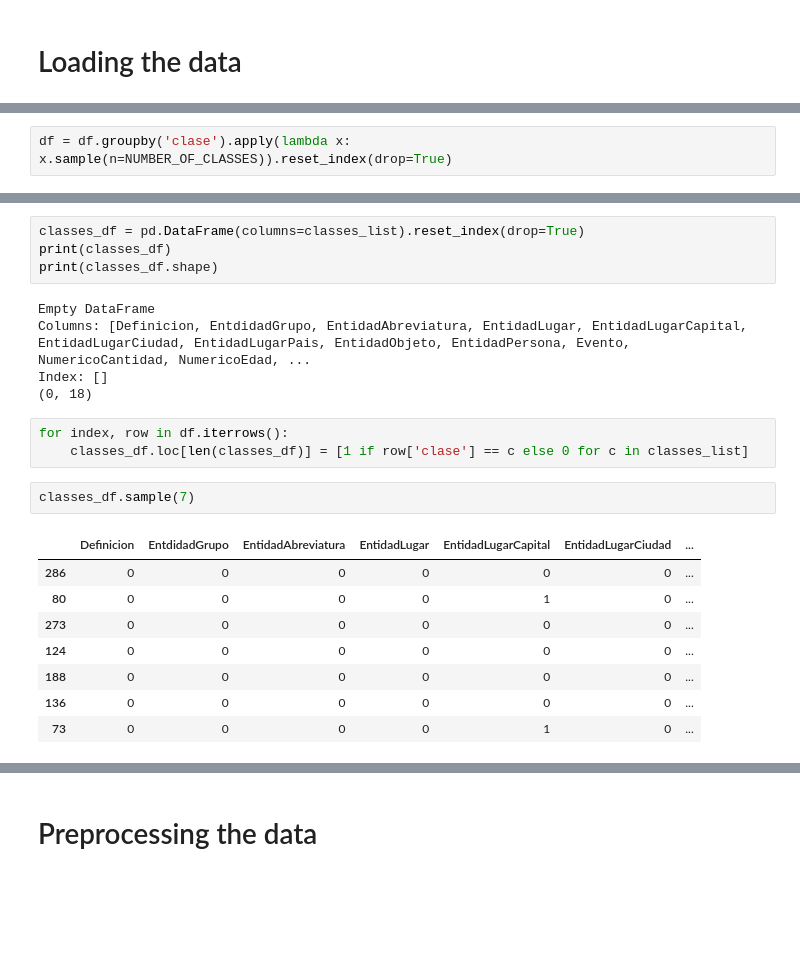
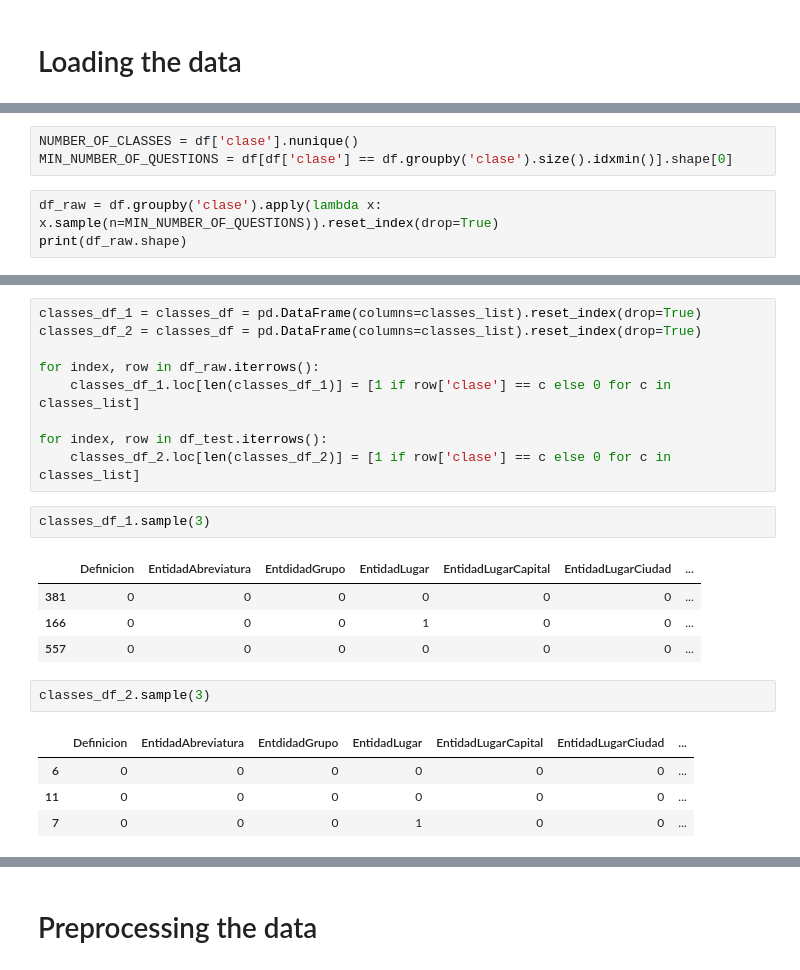
Before and after one commit to fwendeburg/clasificador-preguntas-EI, a Jupyter notebook: mlp.ipynb, the cells around one changed output, grey strips where cells are left out. Cells and saved outputs as stored; diff of their text form; blank space fills up the shorter version.

```diff
--- a/mlp.ipynb
+++ b/mlp.ipynb
@@ -91,2 +94,6 @@ NUMBER_OF_CLASSES = df['clase'].nunique()
+# %%
+NUMBER_OF_CLASSES = df['clase'].nunique()
+MIN_NUMBER_OF_QUESTIONS = df[df['clase'] == df.groupby('clase').size().idxmin()].shape[0]
 # %%
-df = df.groupby('clase').apply(lambda x: x.sample(n=NUMBER_OF_CLASSES)).reset_index(drop=True)
+df_raw = df.groupby('clase').apply(lambda x: x.sample(n=MIN_NUMBER_OF_QUESTIONS)).reset_index(drop=True)
+print(df_raw.shape)
@@ -102,23 +107,23 @@ print(classes_list)
-# %%
-classes_df = pd.DataFrame(columns=classes_list).reset_index(drop=True)
-print(classes_df)
-print(classes_df.shape)
-# %% [output]
-Empty DataFrame
-Columns: [Definicion, EntdidadGrupo, EntidadAbreviatura, EntidadLugar, EntidadLugarCapital, EntidadLugarCiudad, EntidadLugarPais, EntidadObjeto, EntidadPersona, Evento, NumericoCantidad, NumericoEdad, ...
-Index: []
-(0, 18)
-# %%
-for index, row in df.iterrows():
-    classes_df.loc[len(classes_df)] = [1 if row['clase'] == c else 0 for c in classes_list]
-# %%
-classes_df.sample(7)
-# %% [output]
-|  | Definicion | EntdidadGrupo | EntidadAbreviatura | EntidadLugar | EntidadLugarCapital | EntidadLugarCiudad | ... |
-| 286 | 0 | 0 | 0 | 0 | 0 | 0 | ... |
-| 80 | 0 | 0 | 0 | 0 | 1 | 0 | ... |
-| 273 | 0 | 0 | 0 | 0 | 0 | 0 | ... |
-| 124 | 0 | 0 | 0 | 0 | 0 | 0 | ... |
-| 188 | 0 | 0 | 0 | 0 | 0 | 0 | ... |
-| 136 | 0 | 0 | 0 | 0 | 0 | 0 | ... |
-| 73 | 0 | 0 | 0 | 0 | 1 | 0 | ... |
+# %%
+classes_df_1 = classes_df = pd.DataFrame(columns=classes_list).reset_index(drop=True)
+classes_df_2 = classes_df = pd.DataFrame(columns=classes_list).reset_index(drop=True)
+
+for index, row in df_raw.iterrows():
+    classes_df_1.loc[len(classes_df_1)] = [1 if row['clase'] == c else 0 for c in classes_list]
+
+for index, row in df_test.iterrows():
+    classes_df_2.loc[len(classes_df_2)] = [1 if row['clase'] == c else 0 for c in classes_list]
+# %%
+classes_df_1.sample(3)
+# %% [output]
+|  | Definicion | EntidadAbreviatura | EntdidadGrupo | EntidadLugar | EntidadLugarCapital | EntidadLugarCiudad | ... |
+| 381 | 0 | 0 | 0 | 0 | 0 | 0 | ... |
+| 166 | 0 | 0 | 0 | 1 | 0 | 0 | ... |
+| 557 | 0 | 0 | 0 | 0 | 0 | 0 | ... |
+# %%
+classes_df_2.sample(3)
+# %% [output]
+|  | Definicion | EntidadAbreviatura | EntdidadGrupo | EntidadLugar | EntidadLugarCapital | EntidadLugarCiudad | ... |
+| 6 | 0 | 0 | 0 | 0 | 0 | 0 | ... |
+| 11 | 0 | 0 | 0 | 0 | 0 | 0 | ... |
+| 7 | 0 | 0 | 0 | 1 | 0 | 0 | ... |
```
Also changed, not shown: parts of 30 cells of this notebook.
